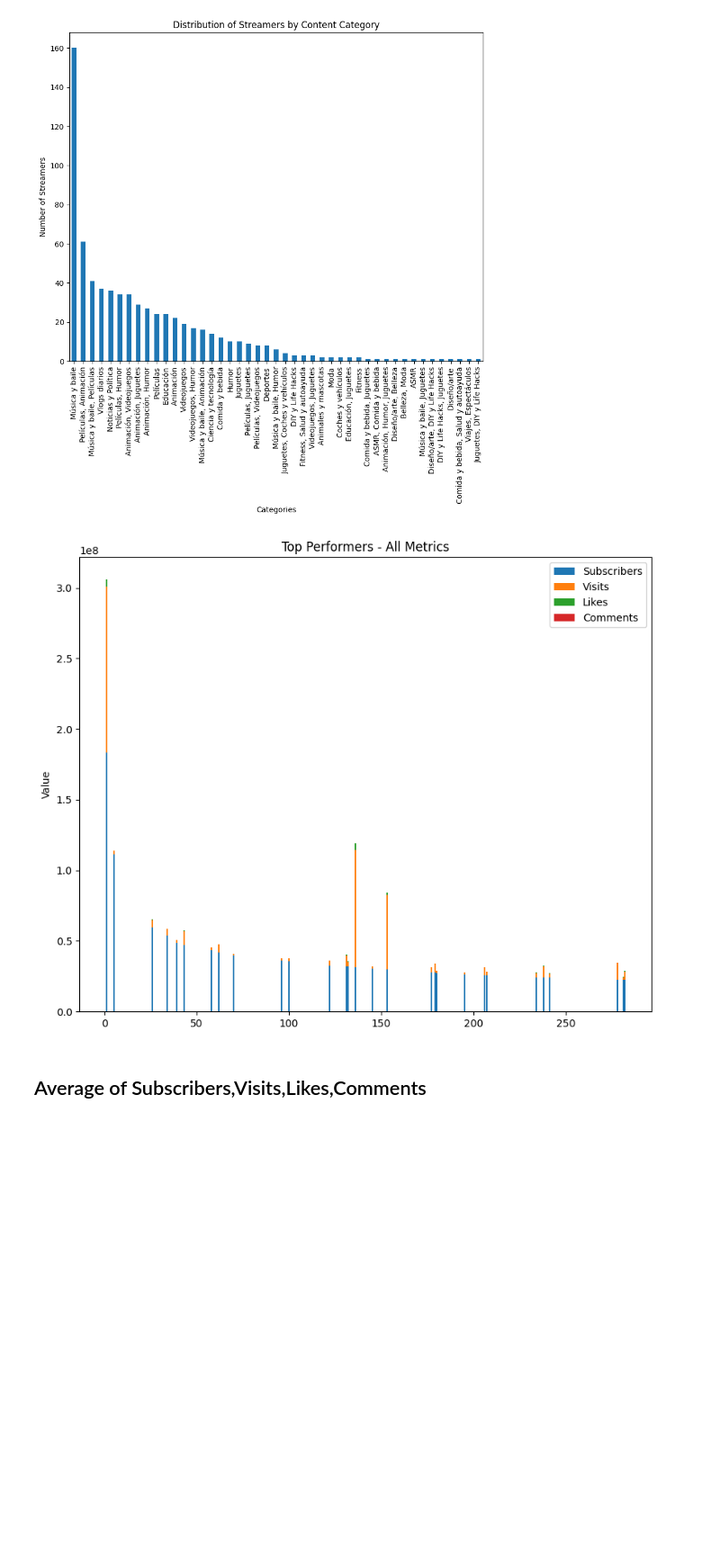
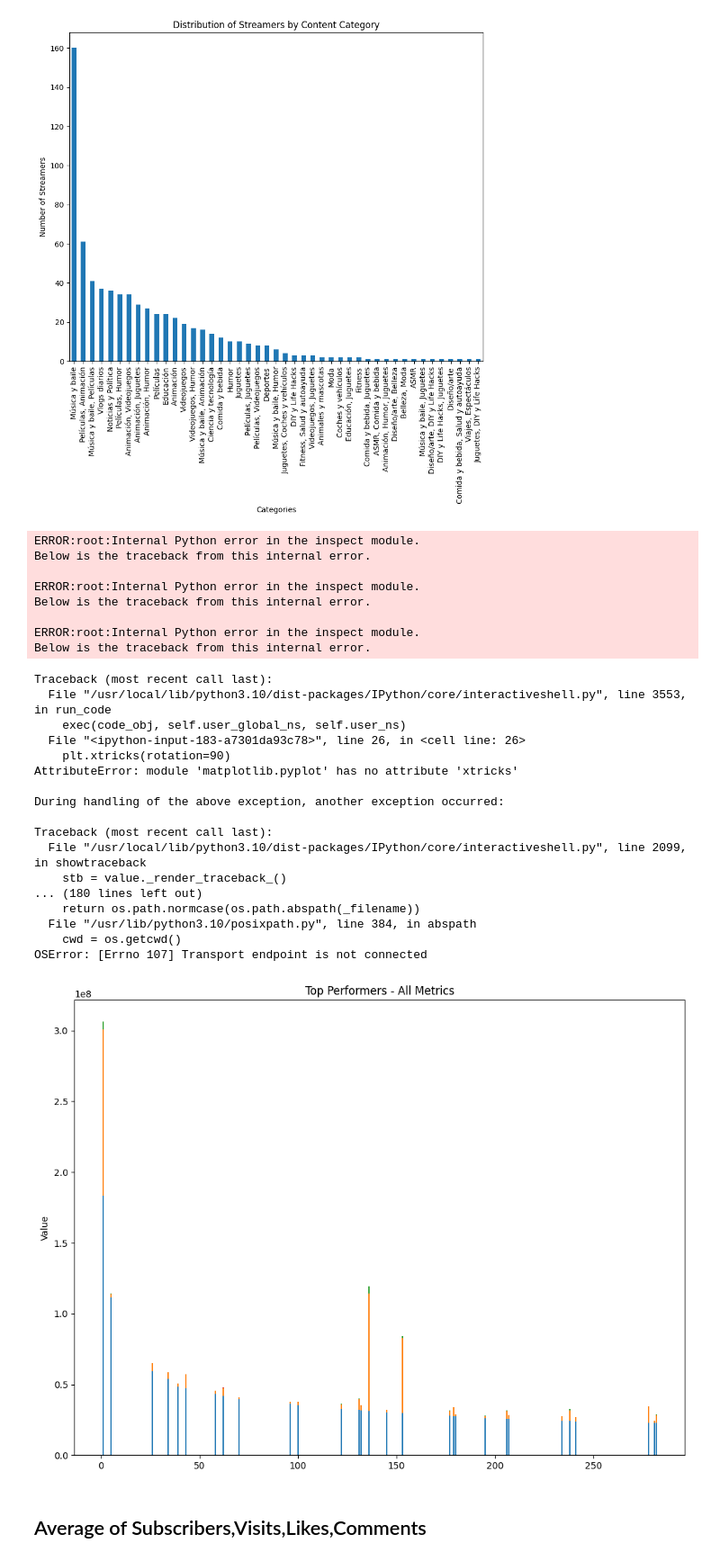
Before and after one commit to peterpavan/About-Me, a Jupyter notebook: InternCareerT_1.ipynb, the cells around one changed output. Shown at 90% size. Drawn from its saved outputs; the diff is of its cells as text; code cells hidden in the pictures; blank space fills up the shorter version.

```diff
--- a/InternCareerT_1.ipynb
+++ b/InternCareerT_1.ipynb
@@ -185,34 +191,59 @@ average_metrics_by_category = df.groupby('Categories')[['Subscribers', 'Visits',
 # %%
 
 # Calculate the average values for each metric
 average_subscribers = df['Subscribers'].mean()
 average_visits = df['Visits'].mean()
 average_likes = df['Likes'].mean()
 average_comments = df['Comments'].mean()
 
 # Create a new DataFrame with above-average streamers
 above_average_df = df[
     (df['Subscribers'] > average_subscribers) &
     (df['Visits'] > average_visits) &
     (df['Likes'] > average_likes) &
     (df['Comments'] > average_comments)
 ]
 
 # Sort the DataFrame by the metrics
 top_performers = above_average_df.sort_values(by=['Subscribers', 'Visits', 'Likes', 'Comments'], ascending=False)
 
 # Create a combined bar chart with all four metrics
-plt.figure(figsize=(10,8))
+plt.figure(figsize=(12,9))
 plt.bar(top_performers.index, top_performers['Subscribers'], label='Subscribers')
 plt.bar(top_performers.index, top_performers['Visits'], bottom=top_performers['Subscribers'], label='Visits')
 plt.bar(top_performers.index, top_performers['Likes'], bottom=[sum(x) for x in zip(top_performers['Subscribers'], top_performers['Visits'])], label='Likes')
 plt.bar(top_performers.index, top_performers['Comments'], bottom=[sum(x) for x in zip(top_performers['Subscribers'], top_performers['Visits'], top_performers['Likes'])], label='Comments')
 plt.ylabel('Value')
 plt.title('Top Performers - All Metrics')
 plt.legend()
 plt.show()
 # %% [output]
+ERROR:root:Internal Python error in the inspect module.
+Below is the traceback from this internal error.
+
+ERROR:root:Internal Python error in the inspect module.
+Below is the traceback from this internal error.
+
+ERROR:root:Internal Python error in the inspect module.
+Below is the traceback from this internal error.
+Traceback (most recent call last):
+  File "/usr/local/lib/python3.10/dist-packages/IPython/core/interactiveshell.py", line 3553, in run_code
+    exec(code_obj, self.user_global_ns, self.user_ns)
+  File "<ipython-input-183-a7301da93c78>", line 26, in <cell line: 26>
+    plt.xtricks(rotation=90)
+AttributeError: module 'matplotlib.pyplot' has no attribute 'xtricks'
+
+During handling of the above exception, another exception occurred:
+
+Traceback (most recent call last):
+  File "/usr/local/lib/python3.10/dist-packages/IPython/core/interactiveshell.py", line 2099, in showtraceback
+    stb = value._render_traceback_()
+... (180 lines left out)
+    return os.path.normcase(os.path.abspath(_filename))
+  File "/usr/lib/python3.10/posixpath.py", line 384, in abspath
+    cwd = os.getcwd()
+OSError: [Errno 107] Transport endpoint is not connected
-[figure, old version]
+[figure, new version]
 # %% [markdown]
 ## Average of Subscribers,Visits,Likes,Comments
 # %%
```
Also changed, not shown: parts of 5 cells of this notebook.
